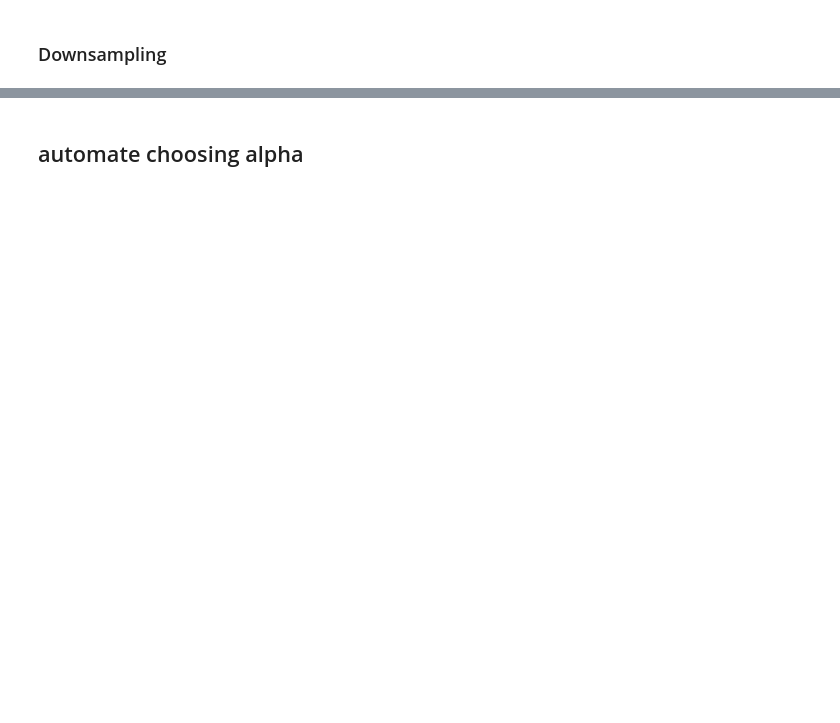
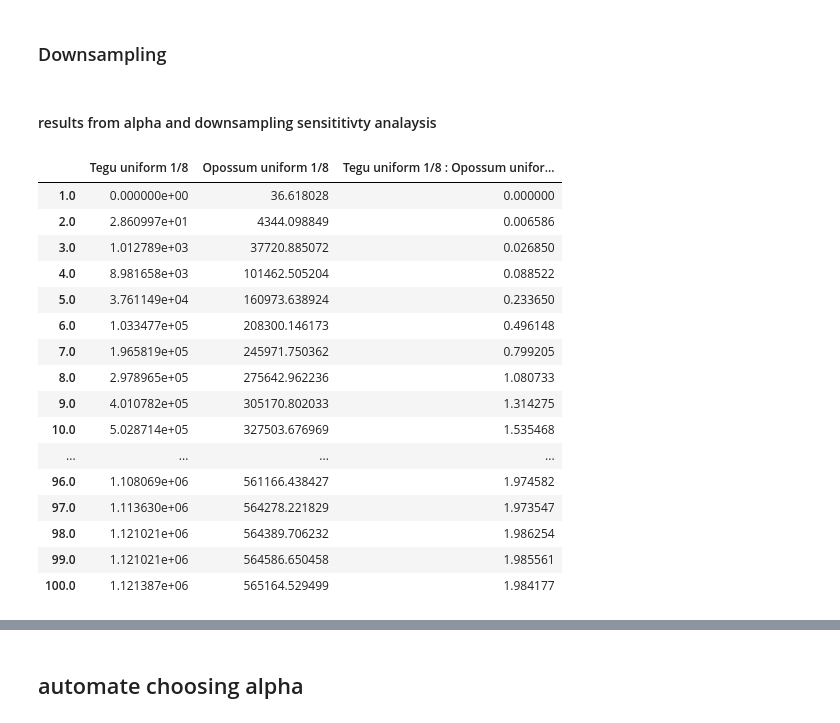
Before and after one commit to popscallion/DeepLabCut, a Jupyter notebook: deadROMM/ch3Analyses.ipynb, the cells around one changed output, grey strips where cells are left out. Drawn from its saved outputs; the diff is of its cells as text; code cells hidden in the pictures; blank space fills up the shorter version.

Commit message:
added many plots

```diff
--- a/deadROMM/ch3Analyses.ipynb
+++ b/deadROMM/ch3Analyses.ipynb
@@ -2034,8 +2489,8 @@ getCriticalAlpha = ro.r['getCriticalAlpha']
 with localconverter(ro.default_converter + pandas2ri.converter):
     rdf_S_glenoid = ro.r['as.matrix'](ro.conversion.py2rpy(dfS[['glenoid.rx','glenoid.ry','glenoid.crz']].copy()))
     rdf_D_glenoid = ro.r['as.matrix'](ro.conversion.py2rpy(dfD[['glenoid.rx','glenoid.ry','glenoid.crz']].copy()))
-    rdf_S_elbow = ro.r['as.matrix'](ro.conversion.py2rpy(dfS[['elbow.rx','elbow.ry','elbow.crz']].copy()))
-    rdf_D_elbow = ro.r['as.matrix'](ro.conversion.py2rpy(dfD[['elbow.rx','elbow.ry','elbow.crz']].copy()))
+    rdf_S_elbow = ro.r['as.matrix'](ro.conversion.py2rpy(dfS_elbow[['elbow.rx','elbow.ry','elbow.crz']].copy()))
+    rdf_D_elbow = ro.r['as.matrix'](ro.conversion.py2rpy(dfD_elbow[['elbow.rx','elbow.ry','elbow.crz']].copy()))
 #     rdf_S_model = ro.r['as.matrix'](ro.conversion.py2rpy(df_M_S[['Rx','Ry','cRz']].copy()))
 #     rdf_D_model = ro.r['as.matrix'](ro.conversion.py2rpy(df_M_D[['Rx','Ry','cRz']].copy()))
 
@@ -2076,10 +2531,10 @@ def getAlphaObjects(rdf, alphas):
     except rpy2.rinterface_lib.embedded.RRuntimeError:
         return {}
 
-# alpha_s_glenoid = getAlphaObjects(rdf_S_glenoid, alphas_sens)
-# alpha_d_glenoid = getAlphaObjects(rdf_D_glenoid, alphas_sens)
-# alpha_s_elbow = getAlphaObjects(rdf_S_elbow, alphas_sens)
-# alpha_d_elbow = getAlphaObjects(rdf_D_elbow, alphas_sens)
+alpha_s_glenoid = getAlphaObjects(rdf_S_glenoid, alphas_sens)
+alpha_d_glenoid = getAlphaObjects(rdf_D_glenoid, alphas_sens)
+alpha_s_elbow = getAlphaObjects(rdf_S_elbow, alphas_sens)
+alpha_d_elbow = getAlphaObjects(rdf_D_elbow, alphas_sens)
 
 # %pip install kneed
 from kneed import DataGenerator, KneeLocator
@@ -2101,13 +2556,13 @@ def autoAlphaChooser(dfs_with_volumes, names, starting_alpha, sParam=10.0, curve
     kneedle = KneeLocator(list(ratio_series.index), ratio_series, S=sParam, curve=curve, direction=direction)
     return([volumes_df, kneedle])
 
-plt.close("all")
-volumes_df, auto_alpha = autoAlphaChooser([alpha_s_glenoid['volumes'].T,alpha_d_glenoid['volumes'].T,alpha_s_elbow['volumes'].T,alpha_d_elbow['volumes'].T],['Tegu glenoid','Opossum glenoid','Tegu elbow','Opossum elbow'],15, 10.0, 'convex', 'decreasing')
-fig, ax = plt.subplots()
-volumes_df.loc[:,['Tegu glenoid','Opossum glenoid','Tegu elbow','Opossum elbow']].plot(ax=ax, color=['C0','C1','#A0CBE8','#F1CE63'])
-volumes_df.loc[:,[volumes_df.columns[-1]]].plot(secondary_y=True, style='g',ax=ax)
-# ax.vlines(auto_alpha.knee, volumes_df.min().min(), volumes_df.max().max(), color='r', label='knee')
-# auto_alpha.knee
+# plt.close("all")
+# volumes_df, auto_alpha = autoAlphaChooser([alpha_s_glenoid['volumes'].T,alpha_d_glenoid['volumes'].T,alpha_s_elbow['volumes'].T,alpha_d_elbow['volumes'].T],['Tegu glenoid','Opossum glenoid','Tegu elbow','Opossum elbow'],15, 10.0, 'convex', 'decreasing')
+# fig, ax = plt.subplots()
+# volumes_df.loc[:,['Tegu glenoid','Opossum glenoid','Tegu elbow','Opossum elbow']].plot(ax=ax, color=['C0','C1','#A0CBE8','#F1CE63'])
+# volumes_df.loc[:,[volumes_df.columns[-1]]].plot(secondary_y=True, style='g',ax=ax)
+# # ax.vlines(auto_alpha.knee, volumes_df.min().min(), volumes_df.max().max(), color='r', label='knee')
+# # auto_alpha.knee
 
-ax.vlines(20, 0, maxMax, color='red')
-ax.annotate(text='20', xy =(((20-x_bounds[0])/(x_bounds[1]-x_bounds[0])),1.01), xycoords='axes fraction', c = 'red', horizontalalignment='center',size=8)
+# ax.vlines(20, 0, maxMax, color='red')
+# ax.annotate(text='20', xy =(((20-x_bounds[0])/(x_bounds[1]-x_bounds[0])),1.01), xycoords='axes fraction', c = 'red', horizontalalignment='center',size=8)
@@ -2175,3 +2661,34 @@ volumes_df
+# %% [markdown]
+#### results from alpha and downsampling sensititivty analaysis
+# %%
+criticals_S_uniform = [8,9,10,10,13,12,np.nan,np.nan,np.nan,np.nan]
+criticals_D_uniform = [9,9,12,11,11,14,11,14,10,13]
+criticals_S_random = [8,10,10,14,11,20,14,16,13,np.nan]
+criticals_D_random = [9,9,10,8,11,8,11,12,10,12]
+pd.set_option('display.max_rows', 20)
+# %%
+pd.set_option('display.max_rows', 20)
+
+volumes_df, auto_alpha = autoAlphaChooser([alphas_S_1to10[0]['volumes'].T,alphas_D_1to10[0]['volumes'].T],['Tegu uniform 1/8','Opossum uniform 1/8'],18, 10.0, 'convex', 'decreasing')
+volumes_df
+# %% [output]
+|  | Tegu uniform 1/8 | Opossum uniform 1/8 | Tegu uniform 1/8 : Opossum unifor... |
+| 1.0 | 0.000000e+00 | 36.618028 | 0.000000 |
+| 2.0 | 2.860997e+01 | 4344.098849 | 0.006586 |
+| 3.0 | 1.012789e+03 | 37720.885072 | 0.026850 |
+| 4.0 | 8.981658e+03 | 101462.505204 | 0.088522 |
+| 5.0 | 3.761149e+04 | 160973.638924 | 0.233650 |
+| 6.0 | 1.033477e+05 | 208300.146173 | 0.496148 |
+| 7.0 | 1.965819e+05 | 245971.750362 | 0.799205 |
+| 8.0 | 2.978965e+05 | 275642.962236 | 1.080733 |
+| 9.0 | 4.010782e+05 | 305170.802033 | 1.314275 |
+| 10.0 | 5.028714e+05 | 327503.676969 | 1.535468 |
+| ... | ... | ... | ... |
+| 96.0 | 1.108069e+06 | 561166.438427 | 1.974582 |
+| 97.0 | 1.113630e+06 | 564278.221829 | 1.973547 |
+| 98.0 | 1.121021e+06 | 564389.706232 | 1.986254 |
+| 99.0 | 1.121021e+06 | 564586.650458 | 1.985561 |
+| 100.0 | 1.121387e+06 | 565164.529499 | 1.984177 |
 # %%
 plt.close("all")
 fig, ax = plt.subplots(3,2, sharey='all', figsize=[15,12])
```
Also changed, not shown: parts of 86 cells of this notebook, 25 other files.
